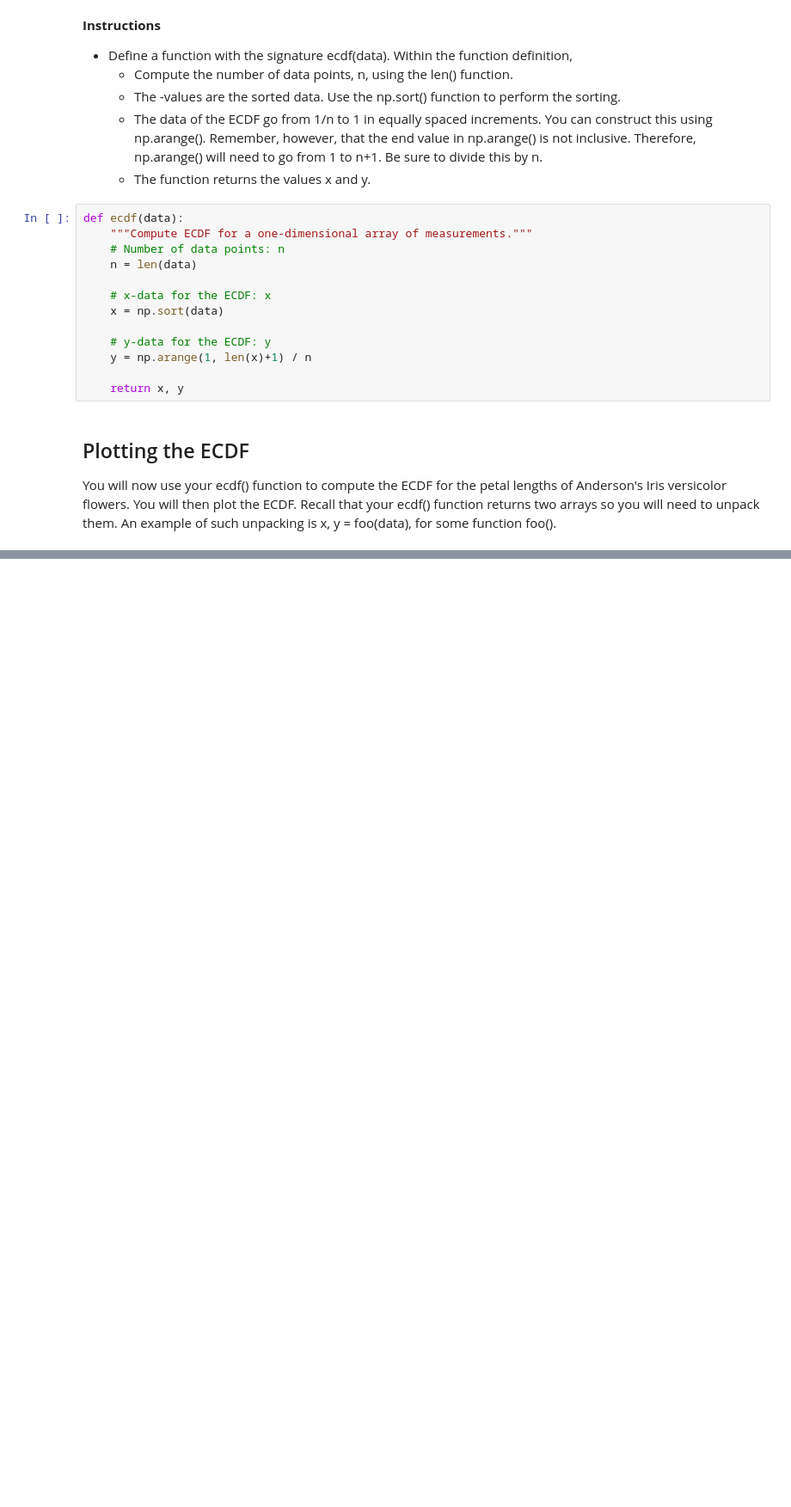
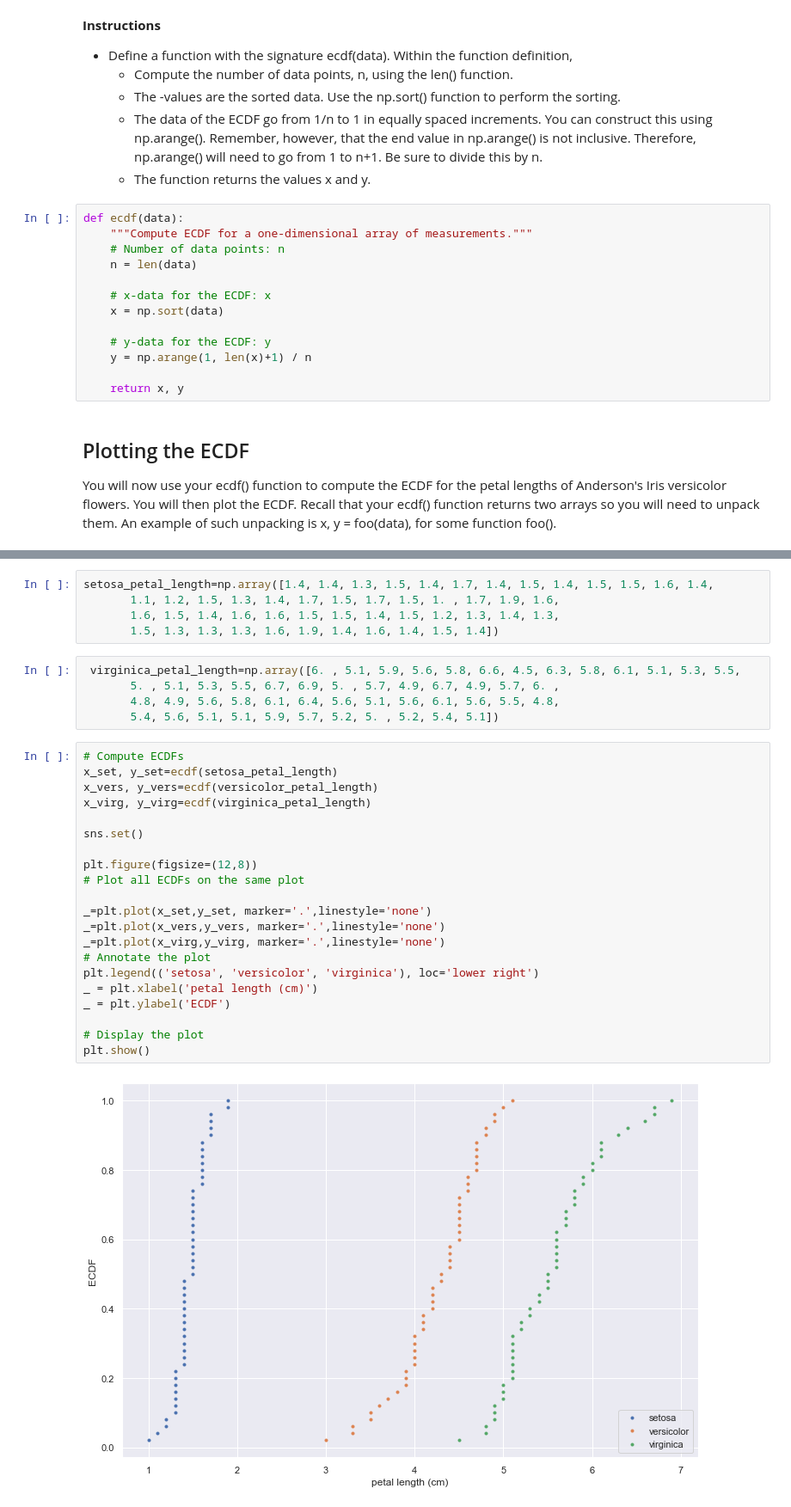
Before and after one commit to Aduzona/Machine_Learning, a Jupyter notebook: 15_ML_Other_Concepts/Statistical Thinking in Python (Part 1)/1_Graphical Exploratory Data Analysis.ipynb, the cells around one changed output, grey strips where cells are left out. Shown: that part at 86% size. Saved outputs shown, nothing was run; the diff lists cells and outputs as text; blank space fills up the shorter version.

```diff
--- a/15_ML_Other_Concepts/Statistical Thinking in Python (Part 1)/1_Graphical Exploratory Data Analysis.ipynb
+++ b/15_ML_Other_Concepts/Statistical Thinking in Python (Part 1)/1_Graphical Exploratory Data Analysis.ipynb
@@ -427,0 +463,33 @@ You will now use your ecdf() function to compute the ECDF for the petal lengths
+# %%
+setosa_petal_length=np.array([1.4, 1.4, 1.3, 1.5, 1.4, 1.7, 1.4, 1.5, 1.4, 1.5, 1.5, 1.6, 1.4,
+       1.1, 1.2, 1.5, 1.3, 1.4, 1.7, 1.5, 1.7, 1.5, 1. , 1.7, 1.9, 1.6,
+       1.6, 1.5, 1.4, 1.6, 1.6, 1.5, 1.5, 1.4, 1.5, 1.2, 1.3, 1.4, 1.3,
+       1.5, 1.3, 1.3, 1.3, 1.6, 1.9, 1.4, 1.6, 1.4, 1.5, 1.4])
+# %%
+ virginica_petal_length=np.array([6. , 5.1, 5.9, 5.6, 5.8, 6.6, 4.5, 6.3, 5.8, 6.1, 5.1, 5.3, 5.5,
+       5. , 5.1, 5.3, 5.5, 6.7, 6.9, 5. , 5.7, 4.9, 6.7, 4.9, 5.7, 6. ,
+       4.8, 4.9, 5.6, 5.8, 6.1, 6.4, 5.6, 5.1, 5.6, 6.1, 5.6, 5.5, 4.8,
+       5.4, 5.6, 5.1, 5.1, 5.9, 5.7, 5.2, 5. , 5.2, 5.4, 5.1])
+# %%
+# Compute ECDFs
+x_set, y_set=ecdf(setosa_petal_length)
+x_vers, y_vers=ecdf(versicolor_petal_length)
+x_virg, y_virg=ecdf(virginica_petal_length)
+
+sns.set()
+
+plt.figure(figsize=(12,8))
+# Plot all ECDFs on the same plot
+
+_=plt.plot(x_set,y_set, marker='.',linestyle='none')
+_=plt.plot(x_vers,y_vers, marker='.',linestyle='none')
+_=plt.plot(x_virg,y_virg, marker='.',linestyle='none')
+# Annotate the plot
+plt.legend(('setosa', 'versicolor', 'virginica'), loc='lower right')
+_ = plt.xlabel('petal length (cm)')
+_ = plt.ylabel('ECDF')
+
+# Display the plot
+plt.show()
+# %% [output]
+[figure, added]
```
Also changed, not shown: parts of 5 cells of this notebook.
